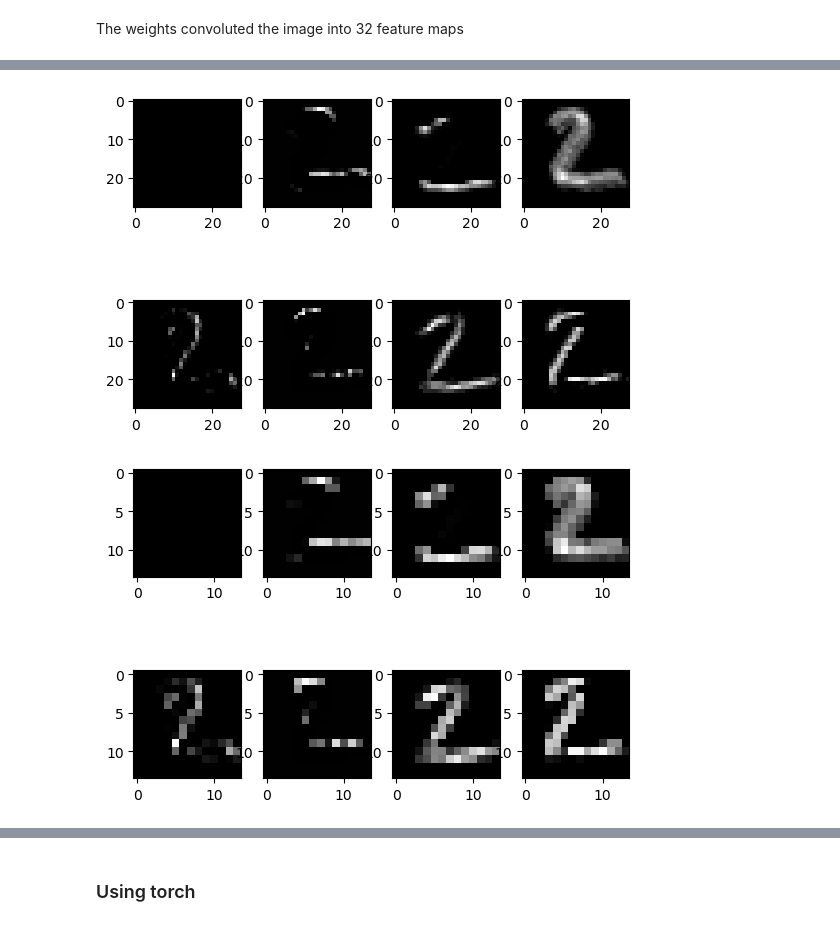
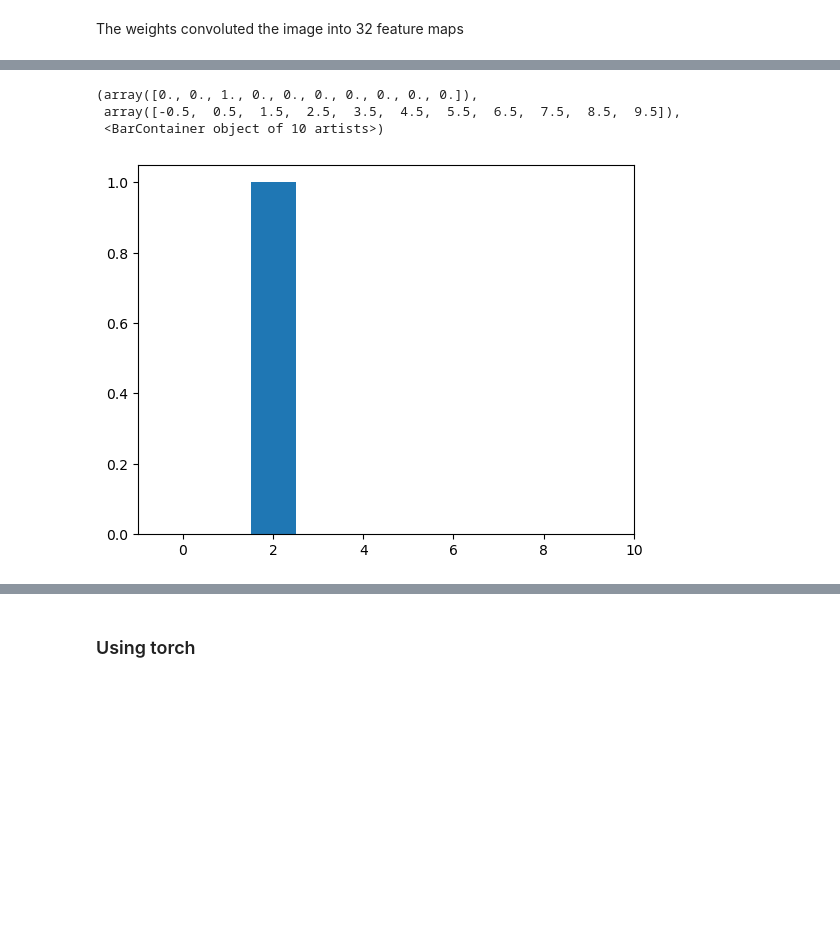
Before and after one commit to zvkong/ai-core, a Jupyter notebook: src/stat9340/hw3.ipynb, the cells around one changed output, grey strips where cells are left out. Drawn from its saved outputs; the diff is of its cells as text; code cells hidden in the pictures; blank space fills up the shorter version.

Commit message:
`day18: complete hw3 dgp and stochastic neural models`

```diff
--- a/src/stat9340/hw3.ipynb
+++ b/src/stat9340/hw3.ipynb
@@ -169,8 +169,8 @@ model = tf.keras.Model(inputs = inputs, outputs = outputs)
 # %%
-opt = tf.keras.optimizers.Adam(learning_rate=0.001)
-model.compile(optimizer=opt,
-              loss='sparse_categorical_crossentropy',
-              metrics = ['accuracy'])
-model.fit(x_train, y_train, batch_size=32, epochs=10, validation_data=(x_test, y_test))
+# opt = tf.keras.optimizers.Adam(learning_rate=0.001)
+# model.compile(optimizer=opt,
+#               loss='sparse_categorical_crossentropy',
+#               metrics = ['accuracy'])
+# model.fit(x_train, y_train, batch_size=32, epochs=10, validation_data=(x_test, y_test))
 # %% [output]
 Epoch 1/10
@@ -264,16 +234,10 @@ Layer Name: dense_3                   | Output Shape: (1, 10)
-# %%
-# #conv2d layer
-for i in range(8):
-    plt.subplot(2, 4, i + 1)
-    plt.imshow(layers_activated_outputs[2][0,:,:,i], cmap='gray')
-for i in range(8):
-    plt.subplot(2, 4, i+1)
-    plt.imshow(layers_activated_outputs[3][0,:,:,i], cmap = 'gray')
-# %% [output]
-[figure, removed]
-# %%
-for i in range(8):
-    plt.subplot(2, 4, i+1)
-    plt.imshow(layers_activated_outputs[4][0,:,:,i], cmap = 'gray')
-# %% [output]
-[figure, removed]
+# %%
+x_sample = x_test[1:2]## choose the first one
+y_sample = y_test[1]
+## predict on it many times, and create histograms for the probability that it belongs to each class 0-9 and discuss your findings.
+y_pred = np.zeros((100, 10)) ## 100 times, 10 classes
+# fir
+for _ in range(100):
+    y_pred[_] = fit_sample.predict(x_sample)
+plt.hist(y_pred.argmax(axis=1), bins=np.arange(11)-0.5, density=True)
+# %% [output]
@@ -279,0 +261,4 @@ for i in range(8):
+(array([0., 0., 1., 0., 0., 0., 0., 0., 0., 0.]),
+ array([-0.5,  0.5,  1.5,  2.5,  3.5,  4.5,  5.5,  6.5,  7.5,  8.5,  9.5]),
+ <BarContainer object of 10 artists>)
+[figure, added]
```
Also changed, not shown: parts of 26 cells of this notebook, 4 other files.
